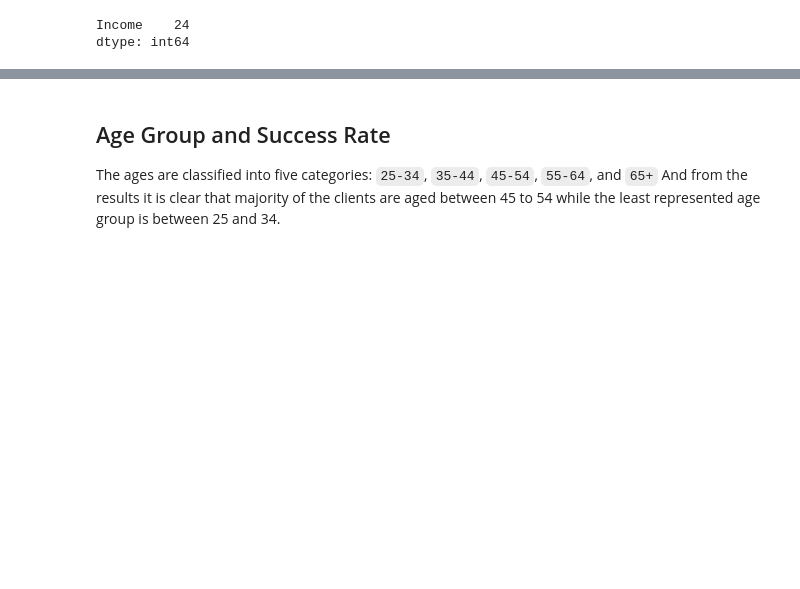
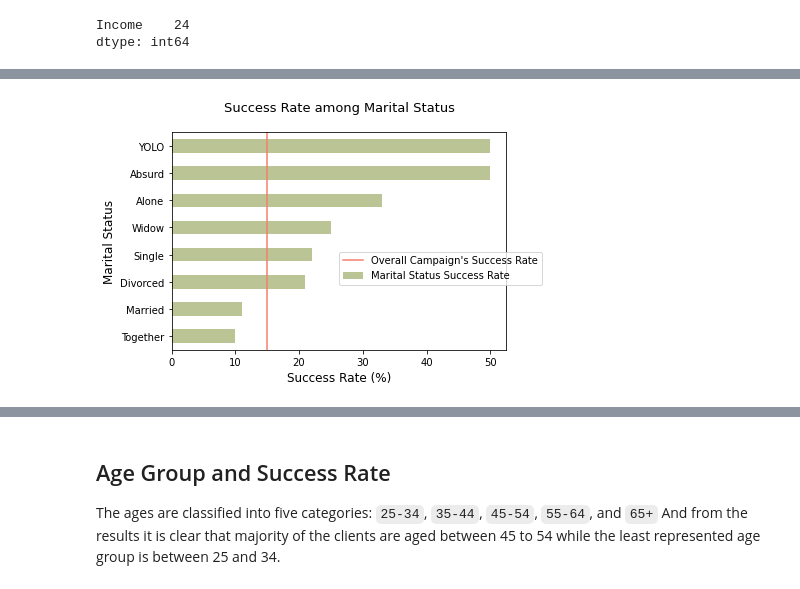
Before and after one commit to Demiga-g/iFood-Marketing-Analysis, a Jupyter notebook: iFood Marketing Analysis.ipynb, the cells around one changed output, grey strips where cells are left out. Saved outputs shown, nothing was run; the diff lists cells and outputs as text; code cells hidden in the pictures; blank space fills up the shorter version.

```diff
--- a/iFood Marketing Analysis.ipynb
+++ b/iFood Marketing Analysis.ipynb
@@ -226,13 +210,20 @@ Interesting to see that customers who are either married or together having the
 # %%
-marital_conv_rate = conversion_rate('Marital_Status', marketing)
+marital_conv_rate = conversion_rate('Marital_Status', ifood)
 
 (marital_conv_rate
  .sort_values()
  .plot(kind='barh',
        color='#8c9d4f',
-       alpha=0.6))
+       alpha=0.6,
+       label='Marital Status Success Rate'))
 
+plt.axvline(x=15, color='#f67e6d',
+            label="Overall Campaign's Success Rate")
+
+plt.legend(loc=(0.5, 0.3))
 plt.ylabel('Marital Status', size=12)
 plt.xlabel('Success Rate (%)', size=12)
 plt.title('Success Rate among Marital Status\n', size=13);
+# %% [output]
+[figure, added]
 # %% [markdown]
```
Also changed, not shown: parts of 70 cells of this notebook.
